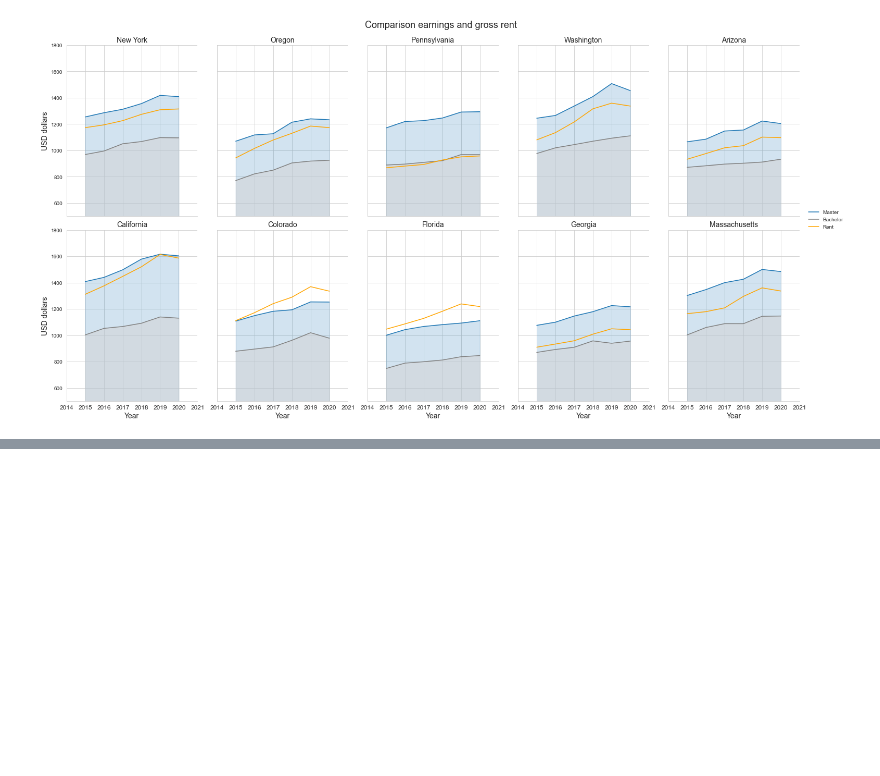
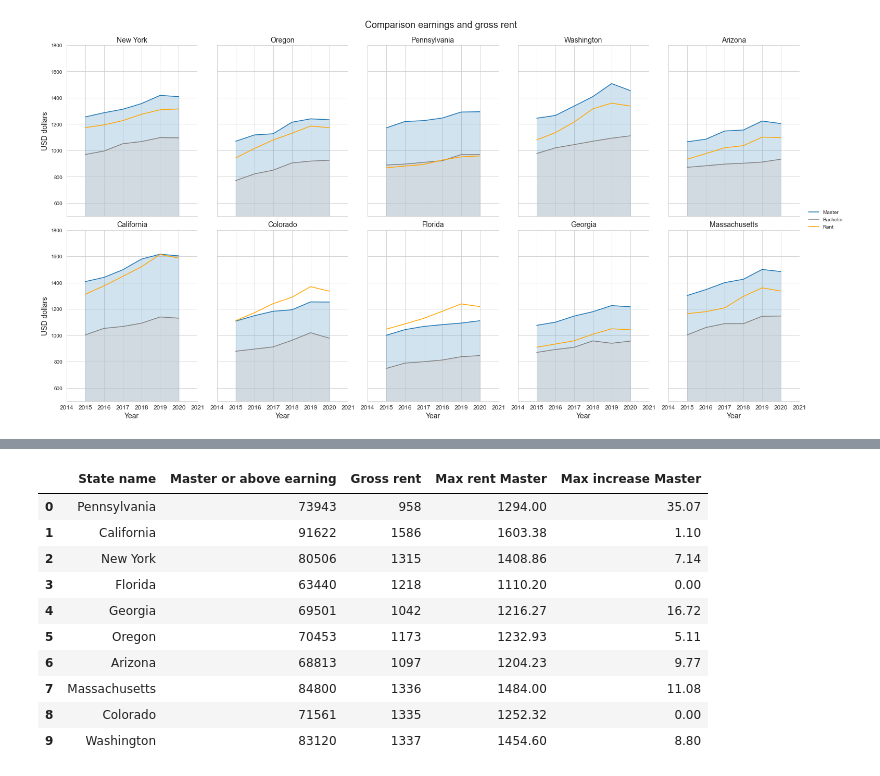
Before and after one commit to aliglara/capstone-c1-DA, a Jupyter notebook: codes/EDA_population.ipynb, the cells around one changed output, grey strips where cells are left out. Saved outputs shown, nothing was run; the diff lists cells and outputs as text; code cells hidden in the pictures; blank space fills up the shorter version.

```diff
--- a/codes/EDA_population.ipynb
+++ b/codes/EDA_population.ipynb
@@ -320,0 +355,14 @@ def able_to_pay(max_rent, gross_rent):
+# %%
+subdata2020
+# %% [output]
+|  | State name | Master or above earning | Gross rent | Max rent Master | Max increase Master |
+| 0 | Pennsylvania | 73943 | 958 | 1294.00 | 35.07 |
+| 1 | California | 91622 | 1586 | 1603.38 | 1.10 |
+| 2 | New York | 80506 | 1315 | 1408.86 | 7.14 |
+| 3 | Florida | 63440 | 1218 | 1110.20 | 0.00 |
+| 4 | Georgia | 69501 | 1042 | 1216.27 | 16.72 |
+| 5 | Oregon | 70453 | 1173 | 1232.93 | 5.11 |
+| 6 | Arizona | 68813 | 1097 | 1204.23 | 9.77 |
+| 7 | Massachusetts | 84800 | 1336 | 1484.00 | 11.08 |
+| 8 | Colorado | 71561 | 1335 | 1252.32 | 0.00 |
+| 9 | Washington | 83120 | 1337 | 1454.60 | 8.80 |
```
Also changed, not shown: parts of 15 cells of this notebook.
